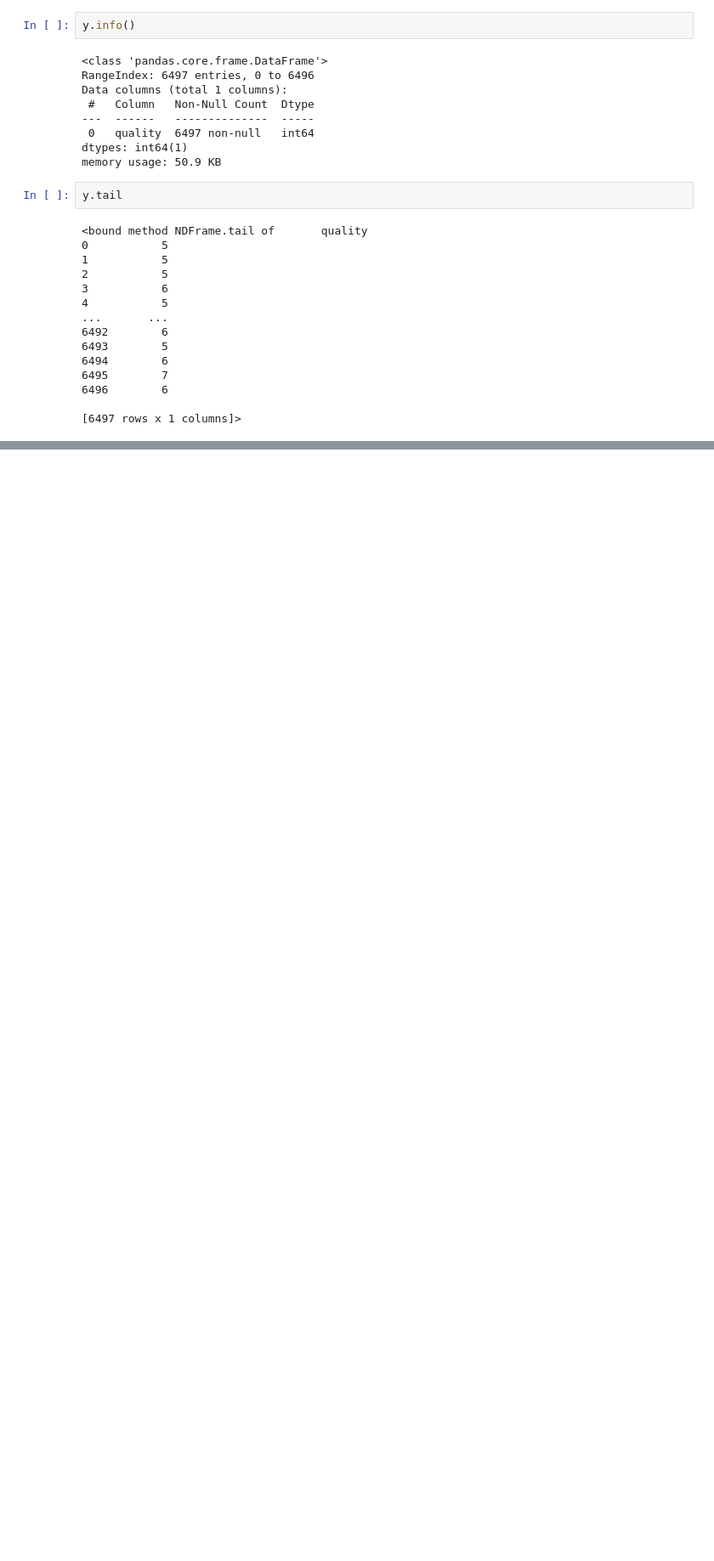
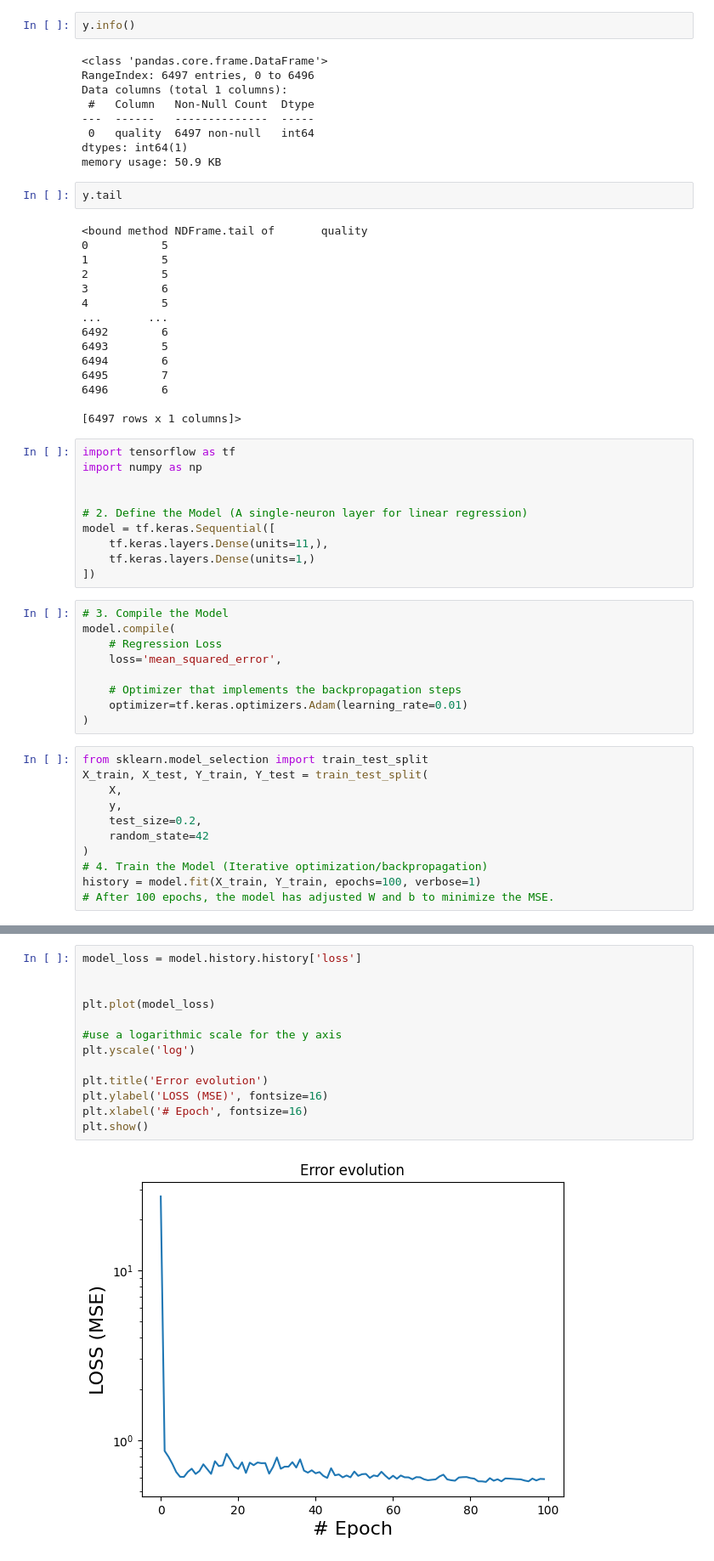
Before and after one commit to sarmijavier/Prediction-with-Supervised-Learning-Models, a Jupyter notebook: activity_1.ipynb, the cells around one changed output, grey strips where cells are left out. Shown at 85% size. Drawn from its saved outputs; the diff is of its cells as text; blank space fills up the shorter version.

Commit message:
Trying to train NN with dataset. We tried with three different configurations and the loss is reduce in the three attemps around 60%

```diff
--- a/activity_1.ipynb
+++ b/activity_1.ipynb
@@ -88,3 +89,33 @@ y.tail
 6496        6
 
 [6497 rows x 1 columns]>
+# %%
+import tensorflow as tf
+import numpy as np
+
+
+# 2. Define the Model (A single-neuron layer for linear regression)
+model = tf.keras.Sequential([
+    tf.keras.layers.Dense(units=11,),
+    tf.keras.layers.Dense(units=1,)
+])
+# %%
+# 3. Compile the Model
+model.compile(
+    # Regression Loss
+    loss='mean_squared_error',
+
+    # Optimizer that implements the backpropagation steps
+    optimizer=tf.keras.optimizers.Adam(learning_rate=0.01)
+)
+# %%
+from sklearn.model_selection import train_test_split
+X_train, X_test, Y_train, Y_test = train_test_split(
+    X,
+    y,
+    test_size=0.2,
+    random_state=42
+)
+# 4. Train the Model (Iterative optimization/backpropagation)
+history = model.fit(X_train, Y_train, epochs=100, verbose=1)
+# After 100 epochs, the model has adjusted W and b to minimize the MSE.
@@ -90,0 +140,15 @@ y.tail
+# %%
+model_loss = model.history.history['loss']
+
+
+plt.plot(model_loss)
+
+#use a logarithmic scale for the y axis
+plt.yscale('log')
+
+plt.title('Error evolution')
+plt.ylabel('LOSS (MSE)', fontsize=16)
+plt.xlabel('# Epoch', fontsize=16)
+plt.show()
+# %% [output]
+[figure, added]
```
Also changed, not shown: parts of 39 cells of this notebook.
